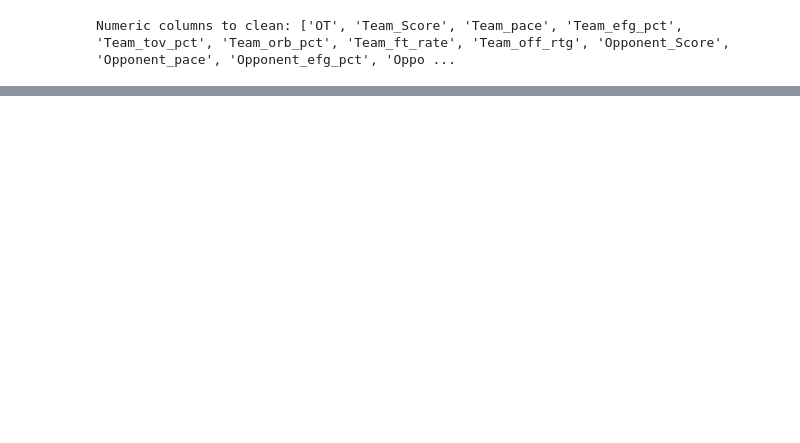
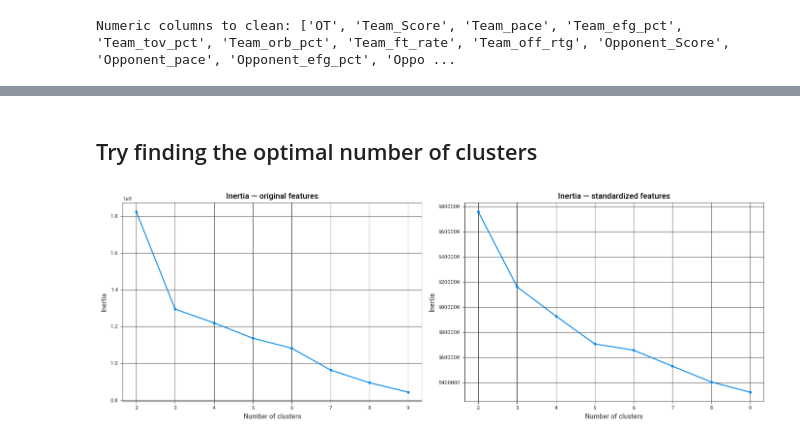
Before and after one commit to lersam/classical-machine-learning, a Jupyter notebook: home_work/clustering_dimentionality_reduction/clustering_dimentionality.ipynb, the cells around one changed output, grey strips where cells are left out. Cells and saved outputs as stored; diff of their text form; code cells hidden in the pictures; blank space fills up the shorter version.

Commit message:
Try finding the optimal number of clusters

```diff
--- a/home_work/clustering_dimentionality_reduction/clustering_dimentionality.ipynb
+++ b/home_work/clustering_dimentionality_reduction/clustering_dimentionality.ipynb
@@ -39,0 +49,2 @@ Numeric columns to clean: ['OT', 'Team_Score', 'Team_pace', 'Team_efg_pct', 'Tea
+# %%
+df['game_date']= pd.to_datetime(df['game_date'], errors='coerce')
@@ -152,0 +84,11 @@ print("Pipeline([('pre', preprocessor), ('clf', YourEstimator())])")
+# %%
+kmeans = KMeans(n_clusters=5, n_init='auto', max_iter=300, tol=0.0001, verbose=0, random_state=None, copy_x=True, algorithm='lloyd')
+# Fitting with inputs
+kmeans = kmeans.fit(df[num_cols])
+# Getting the cluster centers
+C = kmeans.cluster_centers_
+
+print(f"Cluster Centers ({C.shape}): \n{C}")
+# Predicting the clusters
+item_labels = kmeans.labels_
+print(f"\nCuster Labels ({len(item_labels)}): \n{item_labels}")
@@ -152,0 +113,41 @@ print("Pipeline([('pre', preprocessor), ('clf', YourEstimator())])")
+# %% [markdown]
+## Try finding the optimal number of clusters
+# %%
+"""Standardize features by removing the mean and scaling to unit variance."""
+scaler = StandardScaler()
+X = scaler.fit_transform(df[num_cols])
+# %%
+# Compute inertia across different cluster counts and plot two graphs side-by-side
+n_clusters_vector = list(range(2, 10))
+n_clusters_default_quality = []
+n_clusters_scaler_quality = []
+
+for n_clusters in n_clusters_vector:
+    # kmeans on original (unscaled) numeric columns
+    kmeans = KMeans(n_clusters=n_clusters, n_init='auto', random_state=42)
+    kmeans = kmeans.fit(df[num_cols])
+    n_clusters_default_quality.append(kmeans.inertia_)
+
+    # kmeans on scaled data (X should be computed earlier via StandardScaler)
+    kmeans = KMeans(n_clusters=n_clusters, n_init='auto', random_state=42)
+    kmeans = kmeans.fit(X)
+    n_clusters_scaler_quality.append(kmeans.inertia_)
+
+fig, axes = plt.subplots(1, 2, figsize=(14, 5))
+
+axes[0].plot(n_clusters_vector, n_clusters_default_quality, marker='o')
+axes[0].set_xlabel('Number of clusters')
+axes[0].set_ylabel('Inertia')
+axes[0].set_title('Inertia — original features')
+axes[0].grid(True)
+
+axes[1].plot(n_clusters_vector, n_clusters_scaler_quality, marker='o')
+axes[1].set_xlabel('Number of clusters')
+axes[1].set_ylabel('Inertia')
+axes[1].set_title('Inertia — standardized features')
+axes[1].grid(True)
+
+plt.tight_layout()
+plt.show()
+# %% [output]
+[figure, added]
```
Also changed, not shown: parts of 17 cells of this notebook.
